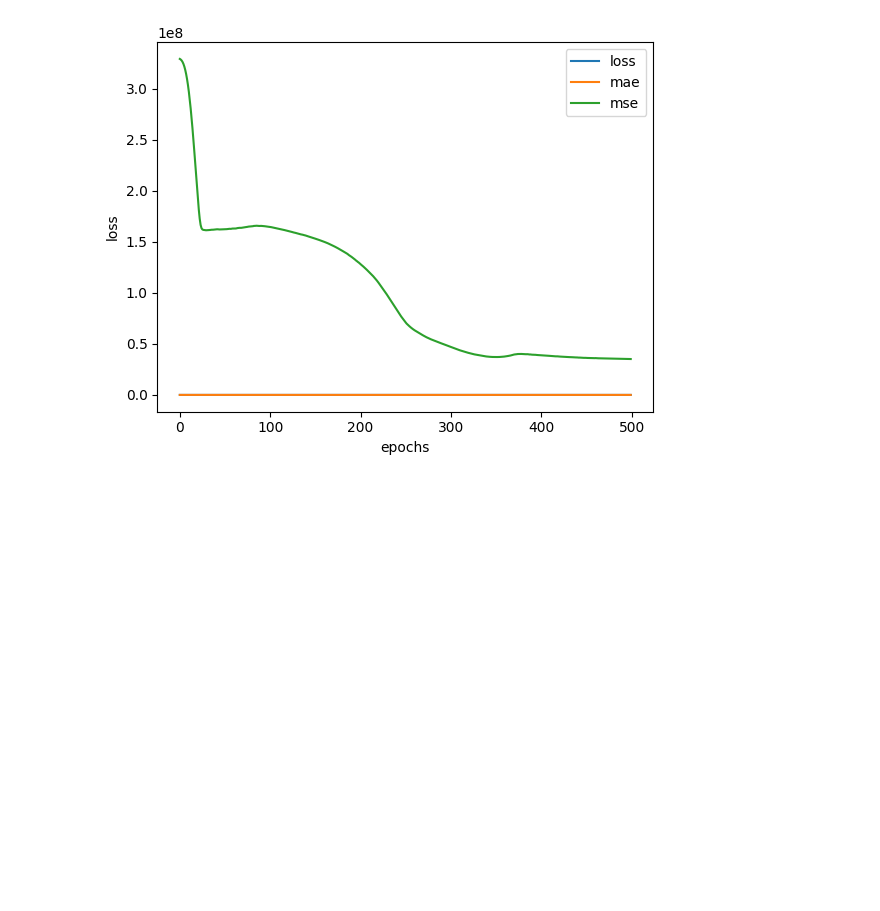
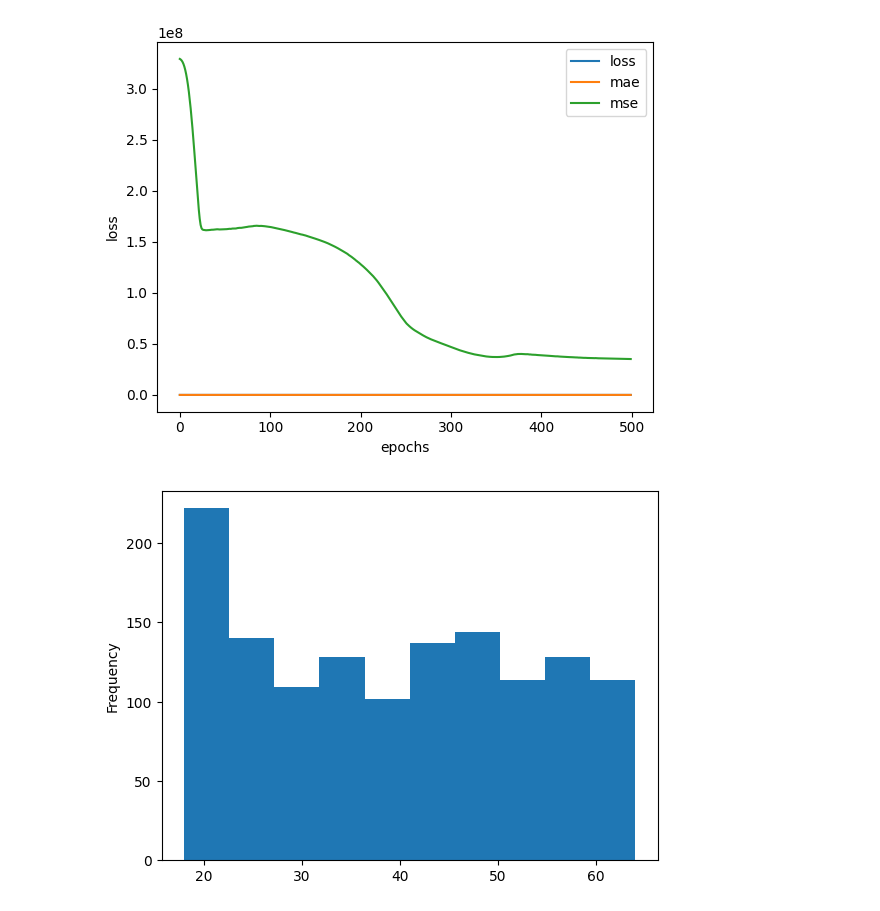
Before and after one commit to akshat-shethia/Deep_Learning, a Jupyter notebook: TensorFlow_For_Deep_Learning/My_01_Section_3_Regression_Kaggle_medical_dataset.ipynb, the cells around one changed output. Cells and saved outputs as stored; diff of their text form; code cells hidden in the pictures; blank space fills up the shorter version.

```diff
--- a/TensorFlow_For_Deep_Learning/My_01_Section_3_Regression_Kaggle_medical_dataset.ipynb
+++ b/TensorFlow_For_Deep_Learning/My_01_Section_3_Regression_Kaggle_medical_dataset.ipynb
@@ -251,3 +251,7 @@ plt.ylabel("loss")
 plt.xlabel("epochs");
 # %% [output]
 [figure]
+# %%
+X["age"].plot(kind = "hist");
+# %% [output]
+[figure, added]
```
Also changed, not shown: parts of 3 cells of this notebook.
